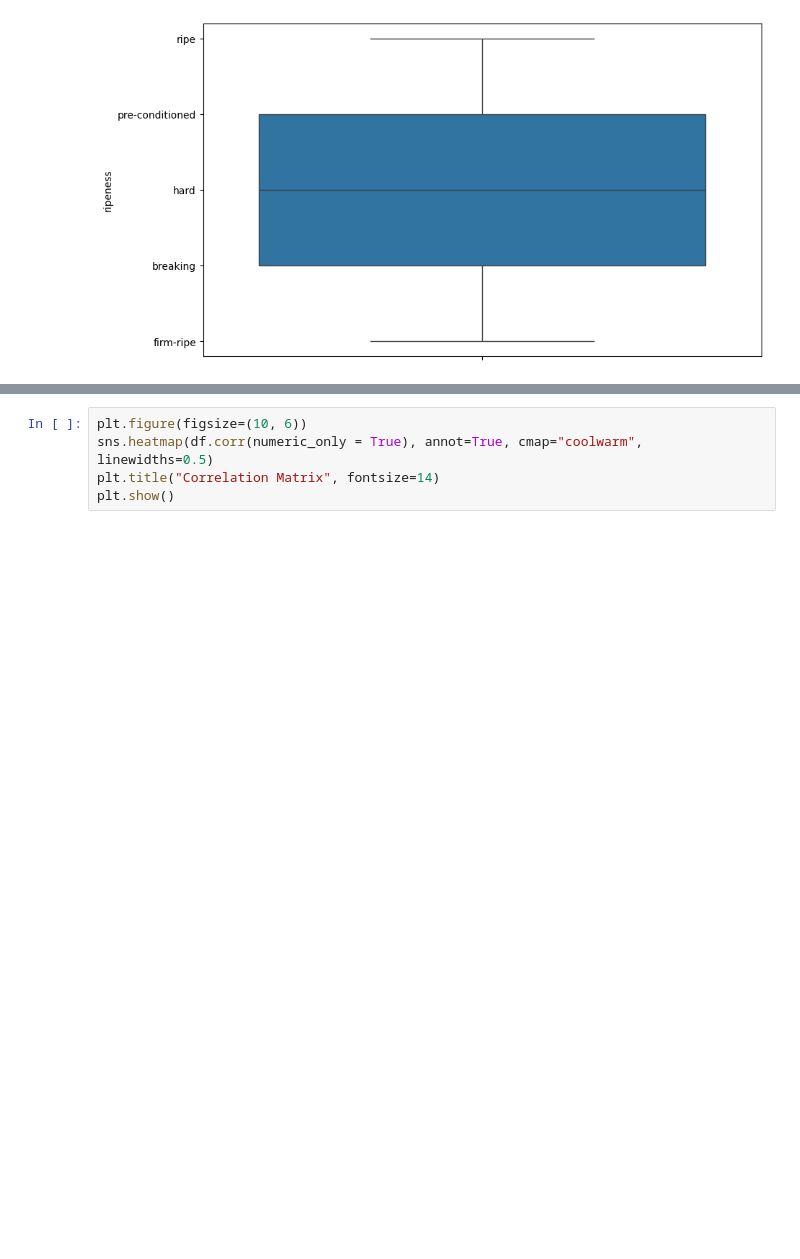
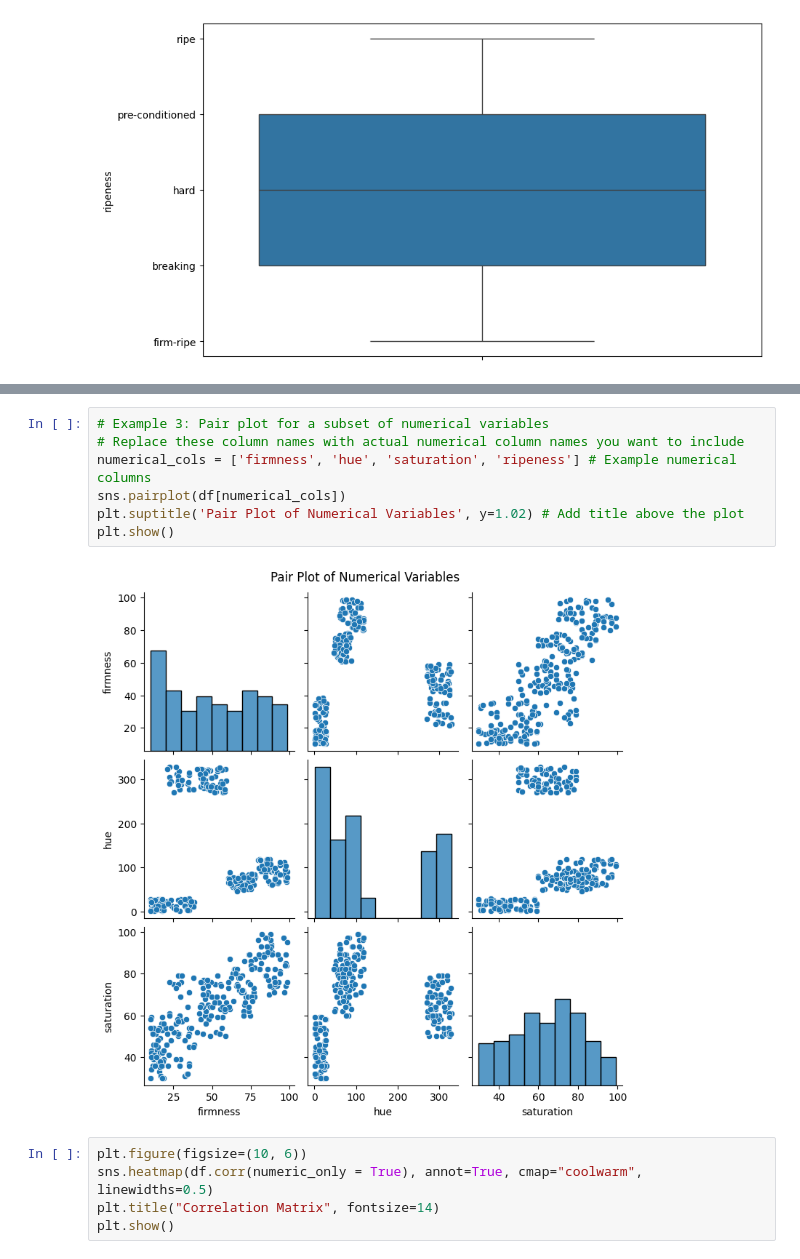
Before and after one commit to Nikhil5566/EDA-Prostate-cancer-dataset-, a Jupyter notebook: Avacardo_Dataset.ipynb, the cells around one changed output, grey strips where cells are left out. Drawn from its saved outputs; the diff is of its cells as text; blank space fills up the shorter version.

```diff
--- a/Avacardo_Dataset.ipynb
+++ b/Avacardo_Dataset.ipynb
@@ -131,3 +162,12 @@ plt.show()
+# %%
+# Example 3: Pair plot for a subset of numerical variables
+# Replace these column names with actual numerical column names you want to include
+numerical_cols = ['firmness', 'hue', 'saturation', 'ripeness'] # Example numerical columns
+sns.pairplot(df[numerical_cols])
+plt.suptitle('Pair Plot of Numerical Variables', y=1.02) # Add title above the plot
+plt.show()
+# %% [output]
+[figure, added]
 # %%
 plt.figure(figsize=(10, 6))
 sns.heatmap(df.corr(numeric_only = True), annot=True, cmap="coolwarm", linewidths=0.5)
```
Also changed, not shown: parts of 7 cells of this notebook.
